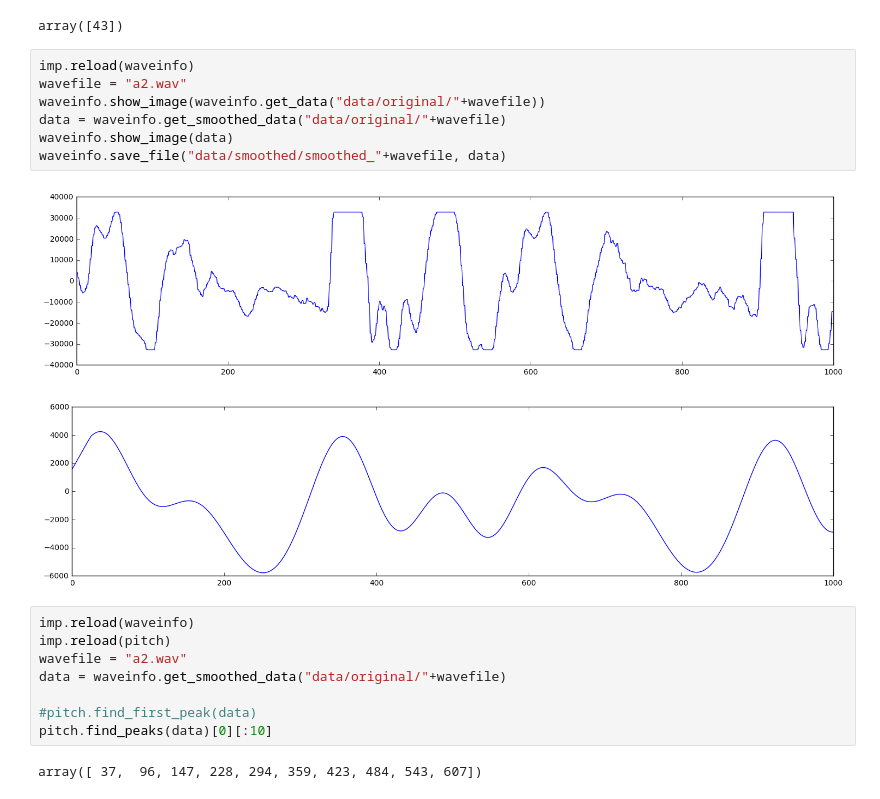
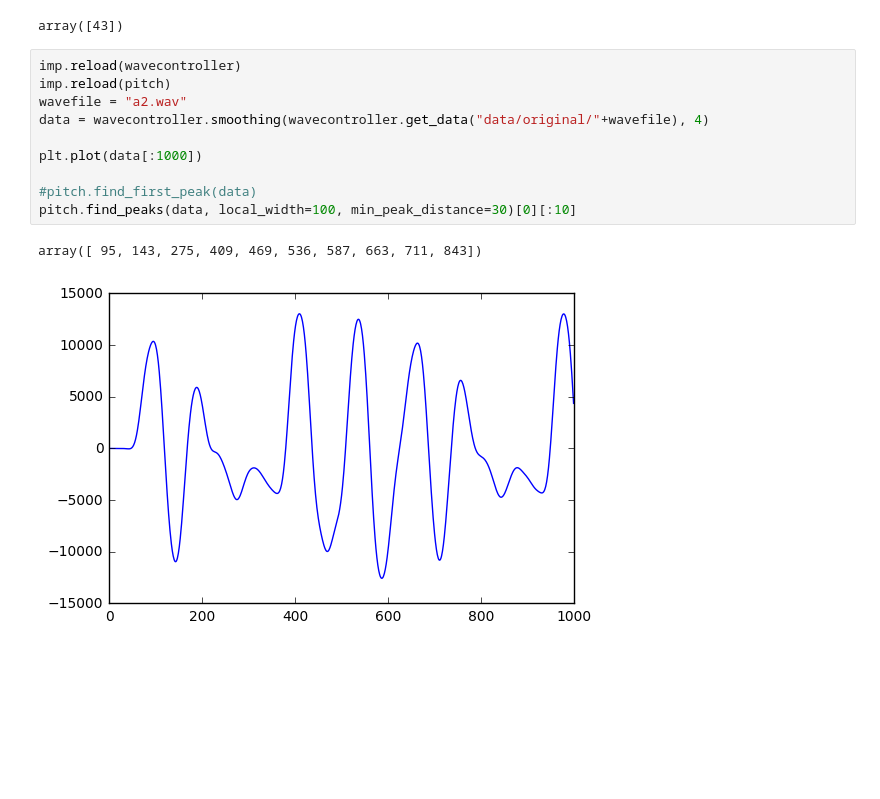
Before and after one commit to nomnom-mst/exhibition, a Jupyter notebook: waveanalyze.ipynb, the cells around one changed output. Saved outputs shown, nothing was run; the diff lists cells and outputs as text; blank space fills up the shorter version.

```diff
--- a/waveanalyze.ipynb
+++ b/waveanalyze.ipynb
@@ -26,24 +27,17 @@ result = sig.correlate([1,4,2,3,3,2], [1,4,2,3,3,2], mode="valid")
 result[:]
 # %% [output]
 array([43])
-# %%
-imp.reload(waveinfo)
-wavefile = "a2.wav"
-waveinfo.show_image(waveinfo.get_data("data/original/"+wavefile))
-data = waveinfo.get_smoothed_data("data/original/"+wavefile)
-waveinfo.show_image(data)
-waveinfo.save_file("data/smoothed/smoothed_"+wavefile, data)
-# %% [output]
-[figure, removed]
-[figure, removed]
 # %%
-imp.reload(waveinfo)
+imp.reload(wavecontroller)
 imp.reload(pitch)
 wavefile = "a2.wav"
-data = waveinfo.get_smoothed_data("data/original/"+wavefile)
+data = wavecontroller.smoothing(wavecontroller.get_data("data/original/"+wavefile), 4)
+
+plt.plot(data[:1000])
 
 #pitch.find_first_peak(data)
-pitch.find_peaks(data)[0][:10]
+pitch.find_peaks(data, local_width=100, min_peak_distance=30)[0][:10]
 # %% [output]
-array([ 37,  96, 147, 228, 294, 359, 423, 484, 543, 607])
+array([ 95, 143, 275, 409, 469, 536, 587, 663, 711, 843])
+[figure, added]
 # %%
```
Also changed, not shown: parts of 7 cells of this notebook, 45 other files.
